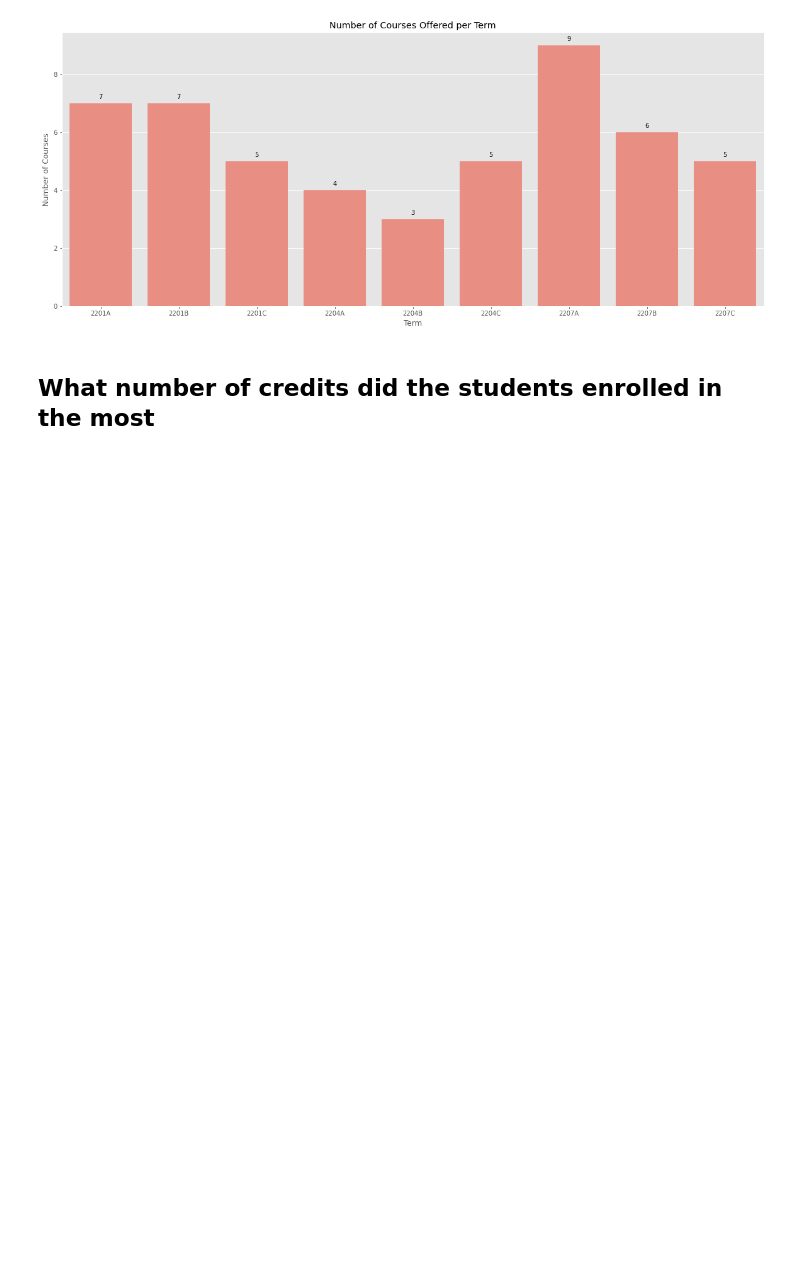
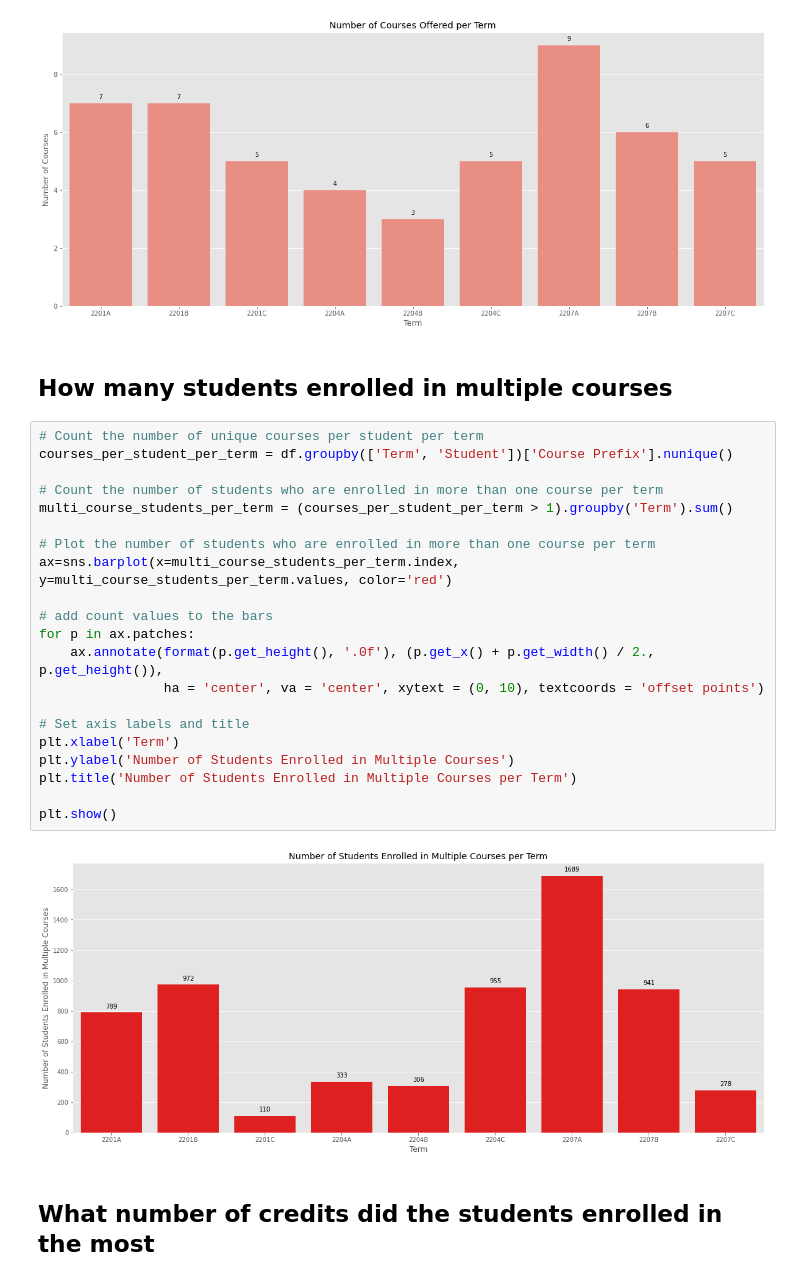
Before and after one commit to iamharkirat/EDA, a Jupyter notebook: learning_enterprise.ipynb, the cells around one changed output. Drawn from its saved outputs; the diff is of its cells as text; blank space fills up the shorter version.

```diff
--- a/learning_enterprise.ipynb
+++ b/learning_enterprise.ipynb
@@ -188,6 +188,31 @@ plt.title('Number of Courses Offered per Term')
 plt.show()
 # %% [output]
 [figure]
+# %% [markdown]
+## How many students enrolled in multiple courses
+# %%
+# Count the number of unique courses per student per term
+courses_per_student_per_term = df.groupby(['Term', 'Student'])['Course Prefix'].nunique()
+
+# Count the number of students who are enrolled in more than one course per term
+multi_course_students_per_term = (courses_per_student_per_term > 1).groupby('Term').sum()
+
+# Plot the number of students who are enrolled in more than one course per term
+ax=sns.barplot(x=multi_course_students_per_term.index, y=multi_course_students_per_term.values, color='red')
+
+# add count values to the bars
+for p in ax.patches:
+    ax.annotate(format(p.get_height(), '.0f'), (p.get_x() + p.get_width() / 2., p.get_height()),
+                ha = 'center', va = 'center', xytext = (0, 10), textcoords = 'offset points')
+
+# Set axis labels and title
+plt.xlabel('Term')
+plt.ylabel('Number of Students Enrolled in Multiple Courses')
+plt.title('Number of Students Enrolled in Multiple Courses per Term')
+
+plt.show()
+# %% [output]
+[figure, added]
 # %% [markdown]
 ## What number of credits did the students enrolled in the most
 # %%
```
